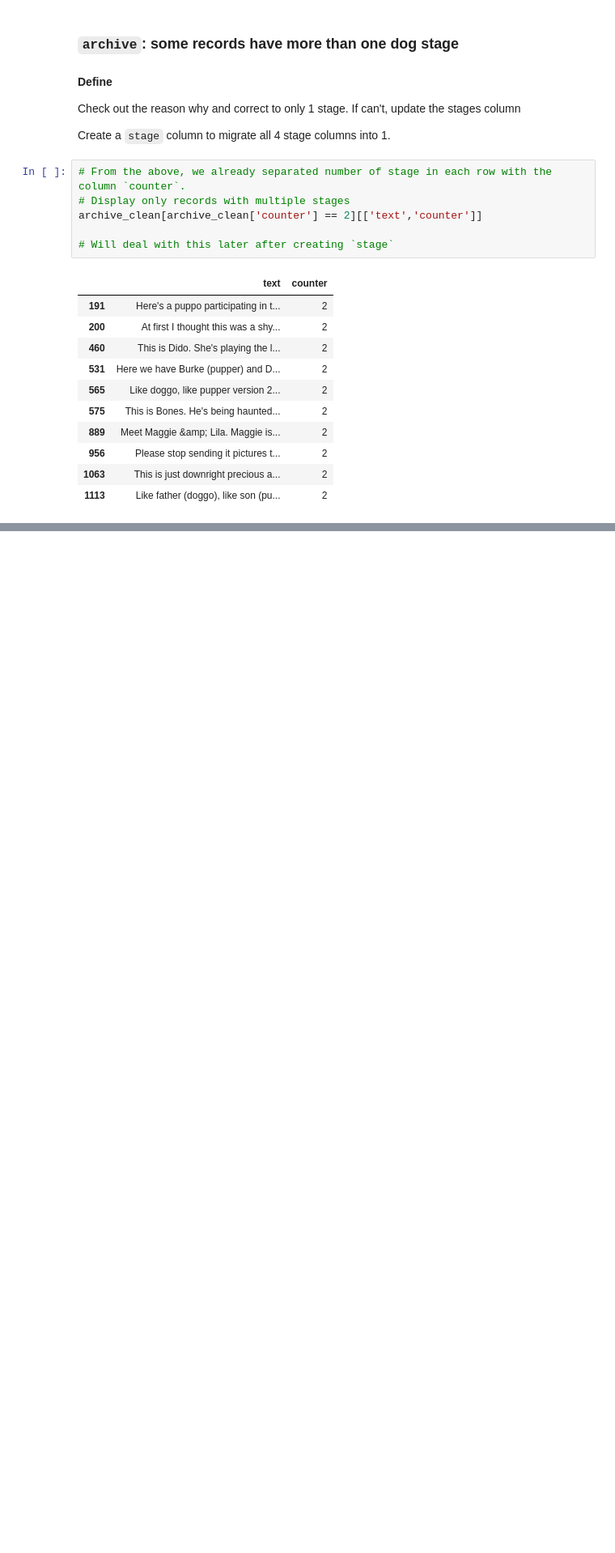
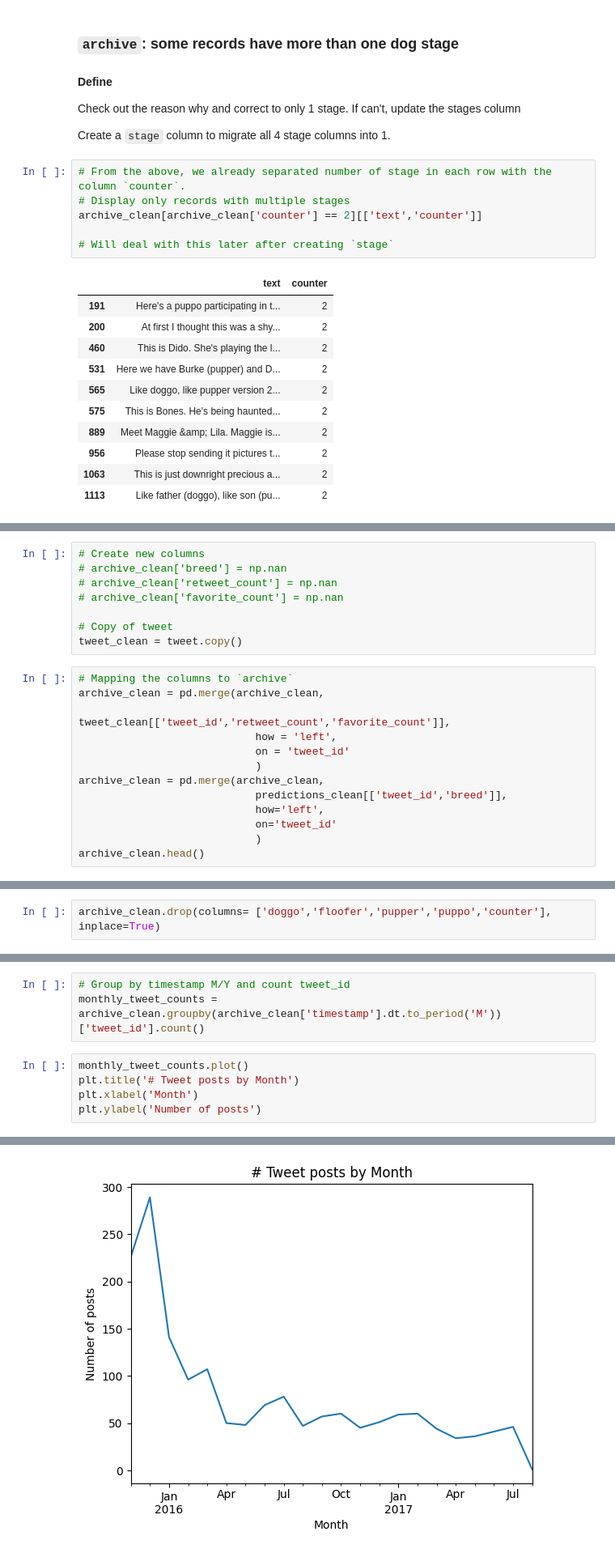
Before and after one commit to linhnp511/Data-Analytics-Portfolio, a Jupyter notebook: Python/Projects/Twitter WeRateDogs Data Set/we_rate_dogs_project.ipynb, the cells around one changed output, grey strips where cells are left out. Shown at 81% size. Cells and saved outputs as stored; diff of their text form; blank space fills up the shorter version.

```diff
--- a/Python/Projects/Twitter WeRateDogs Data Set/we_rate_dogs_project.ipynb
+++ b/Python/Projects/Twitter WeRateDogs Data Set/we_rate_dogs_project.ipynb
@@ -729,0 +927,21 @@ dog_stage
+# %%
+# Create new columns
+# archive_clean['breed'] = np.nan
+# archive_clean['retweet_count'] = np.nan
+# archive_clean['favorite_count'] = np.nan
+
+# Copy of tweet
+tweet_clean = tweet.copy()
+# %%
+# Mapping the columns to `archive`
+archive_clean = pd.merge(archive_clean,
+                            tweet_clean[['tweet_id','retweet_count','favorite_count']],
+                            how = 'left',
+                            on = 'tweet_id'
+                            )
+archive_clean = pd.merge(archive_clean,
+                            predictions_clean[['tweet_id','breed']],
+                            how='left',
+                            on='tweet_id'
+                            )
+archive_clean.head()
@@ -729,0 +998,2 @@ dog_stage
+# %%
+archive_clean.drop(columns= ['doggo','floofer','pupper','puppo','counter'], inplace=True)
@@ -729,0 +1014,9 @@ dog_stage
+# %%
+# Group by timestamp M/Y and count tweet_id
+monthly_tweet_counts = archive_clean.groupby(archive_clean['timestamp'].dt.to_period('M'))['tweet_id'].count()
+# %%
+monthly_tweet_counts.plot()
+plt.title('# Tweet posts by Month')
+plt.xlabel('Month')
+plt.ylabel('Number of posts')
+# %% [output]
@@ -729,0 +1024 @@ dog_stage
+[figure, added]
```
Also changed, not shown: parts of 48 cells of this notebook, 1 other file.
